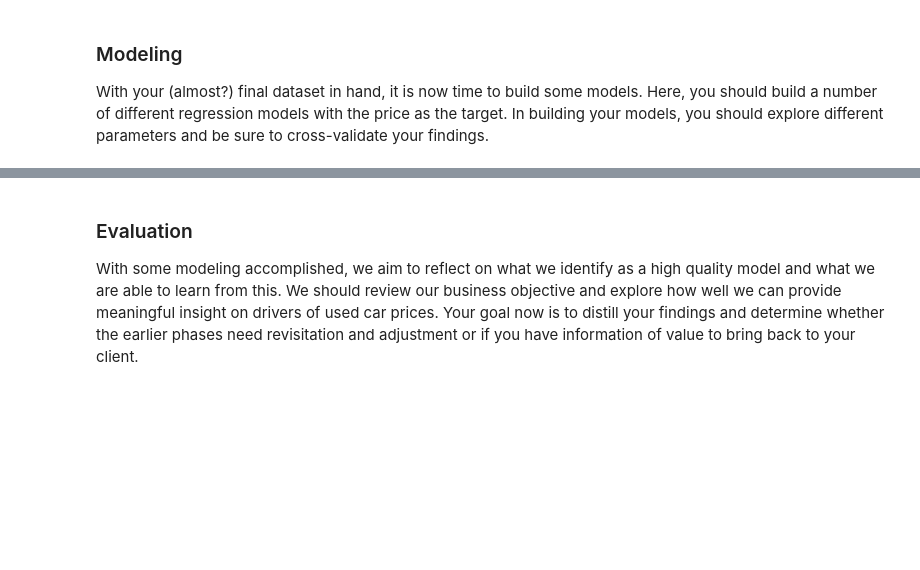
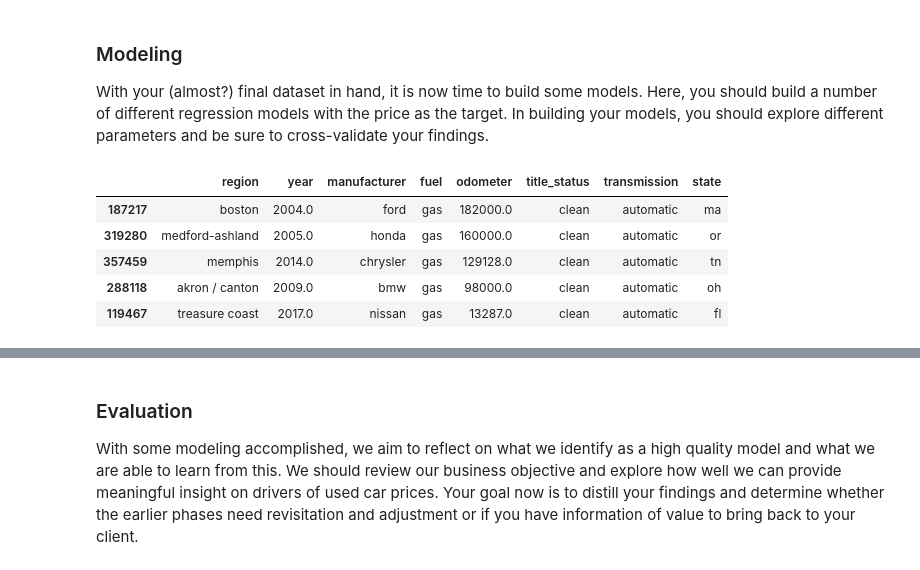
Before and after one commit to Raesu/pcmlai, a Jupyter notebook: Module 11/prompt_II.ipynb, the cells around one changed output, grey strips where cells are left out. Cells and saved outputs as stored; diff of their text form; code cells hidden in the pictures; blank space fills up the shorter version.

```diff
--- a/Module 11/prompt_II.ipynb
+++ b/Module 11/prompt_II.ipynb
@@ -434,0 +464,12 @@ With your (almost?) final dataset in hand, it is now time to build some models.
+# %%
+# Setup training and test sets
+trainX, testX, trainY, testY = train_test_split(df.drop(columns='price'), df['price'], train_size=0.7, random_state=420)
+# %%
+trainX.head()
+# %% [output]
+|  | region | year | manufacturer | fuel | odometer | title_status | transmission | state |
+| 187217 | boston | 2004.0 | ford | gas | 182000.0 | clean | automatic | ma |
+| 319280 | medford-ashland | 2005.0 | honda | gas | 160000.0 | clean | automatic | or |
+| 357459 | memphis | 2014.0 | chrysler | gas | 129128.0 | clean | automatic | tn |
+| 288118 | akron / canton | 2009.0 | bmw | gas | 98000.0 | clean | automatic | oh |
+| 119467 | treasure coast | 2017.0 | nissan | gas | 13287.0 | clean | automatic | fl |
```
Also changed, not shown: parts of 12 cells of this notebook.
